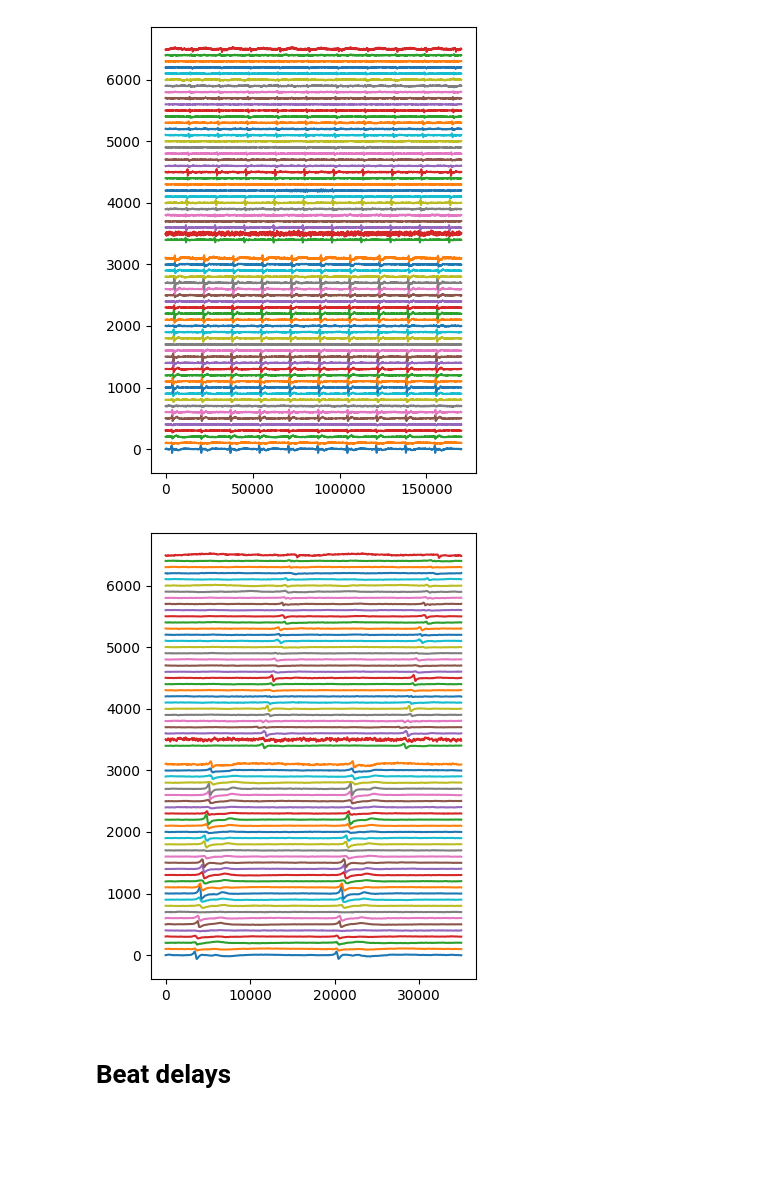
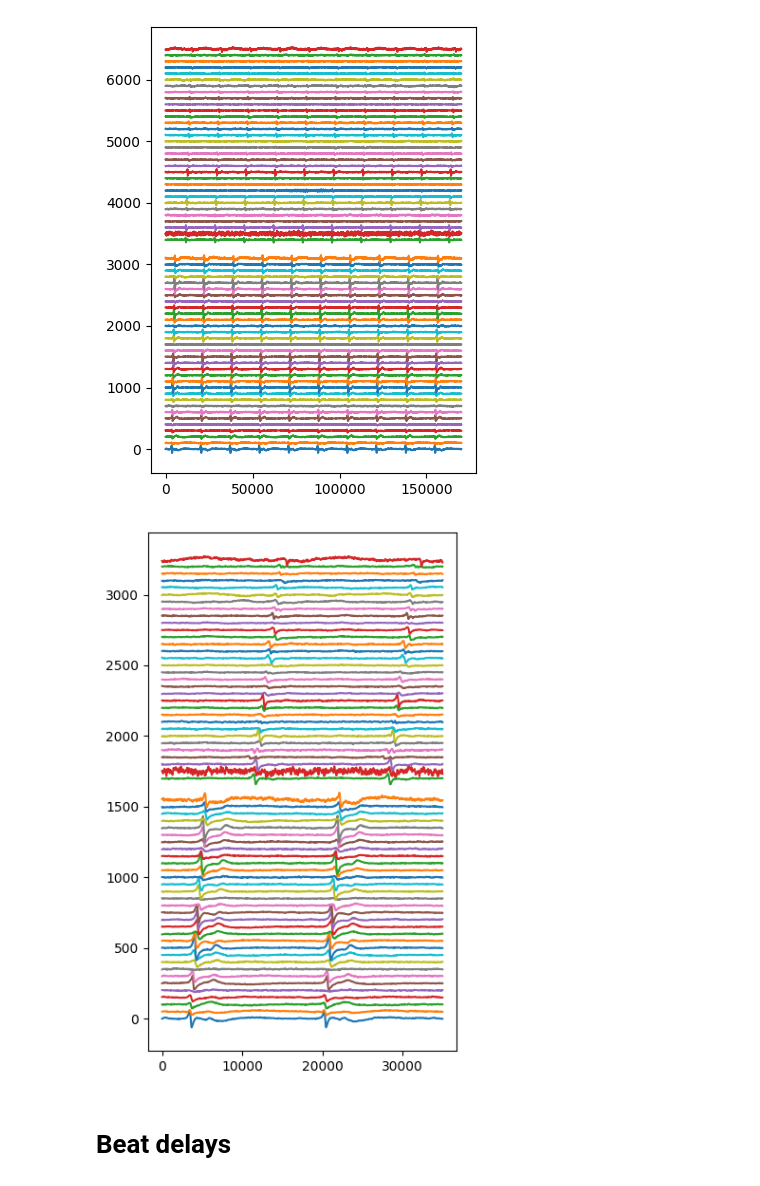
Before and after one commit to LiuLab-Bioelectronics-Harvard/Graphene_seq, a Jupyter notebook: notebooks/Supplementary_Figure7.ipynb, the cells around one changed output. Drawn from its saved outputs; the diff is of its cells as text; code cells hidden in the pictures; blank space fills up the shorter version.

```diff
--- a/notebooks/Supplementary_Figure7.ipynb
+++ b/notebooks/Supplementary_Figure7.ipynb
@@ -3,7 +3,7 @@ import numpy as np
 import matplotlib.pyplot as plt
 import pandas as pd
 # %%
-data_path = '../SourceData/Supplementary_Figure7/'
+data_path = '../data/Supplementary_Figure7/'
 # %% [markdown]
 # Traces
 # %%
@@ -34,25 +34,25 @@ plt.show()
 [figure]
 # %%
 zoom_in_traces = traces[:, int(sampling_frequency * 0) : int(sampling_frequency * 3.5)]
-plt.figure(figsize=(4, 5))
+plt.figure(figsize=(4, 6))
 
-gap = 100
-additional_gap = 200
+gap = 50
+additional_gap = 100
 
 for trace_index, trace in enumerate(zoom_in_traces):
     if trace_index == 32:
         current_offset = trace_index * gap + additional_gap
     elif trace_index > 32:
         current_offset = trace_index * gap + additional_gap
     else:
         current_offset = trace_index * gap
 
     plt.plot(trace + current_offset)
 
 plt.tight_layout()
 plt.show()
 # %% [output]
-[figure, old version]
+[figure, new version]
 # %% [markdown]
 # Beat delays
 # %%
```
Also changed, not shown: 38 other files.
